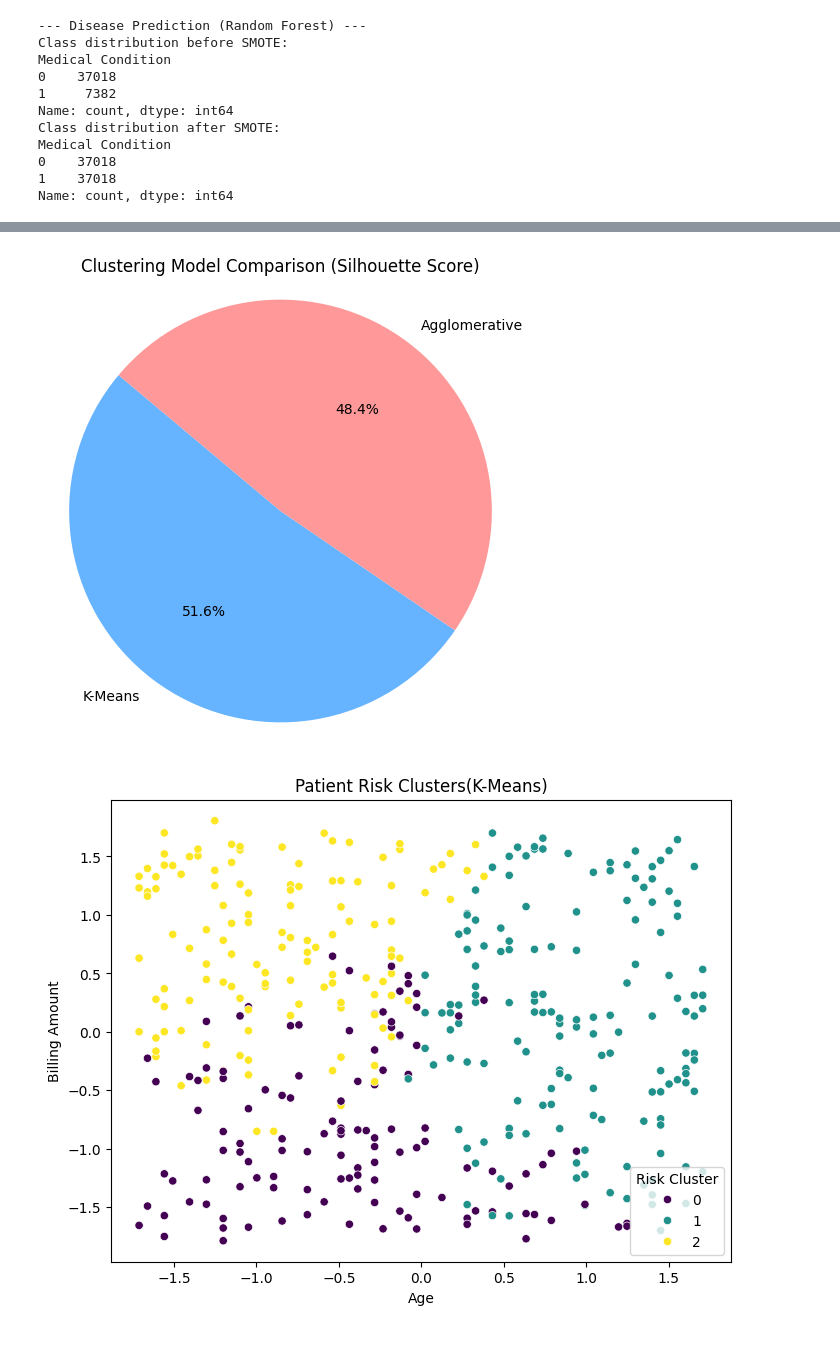
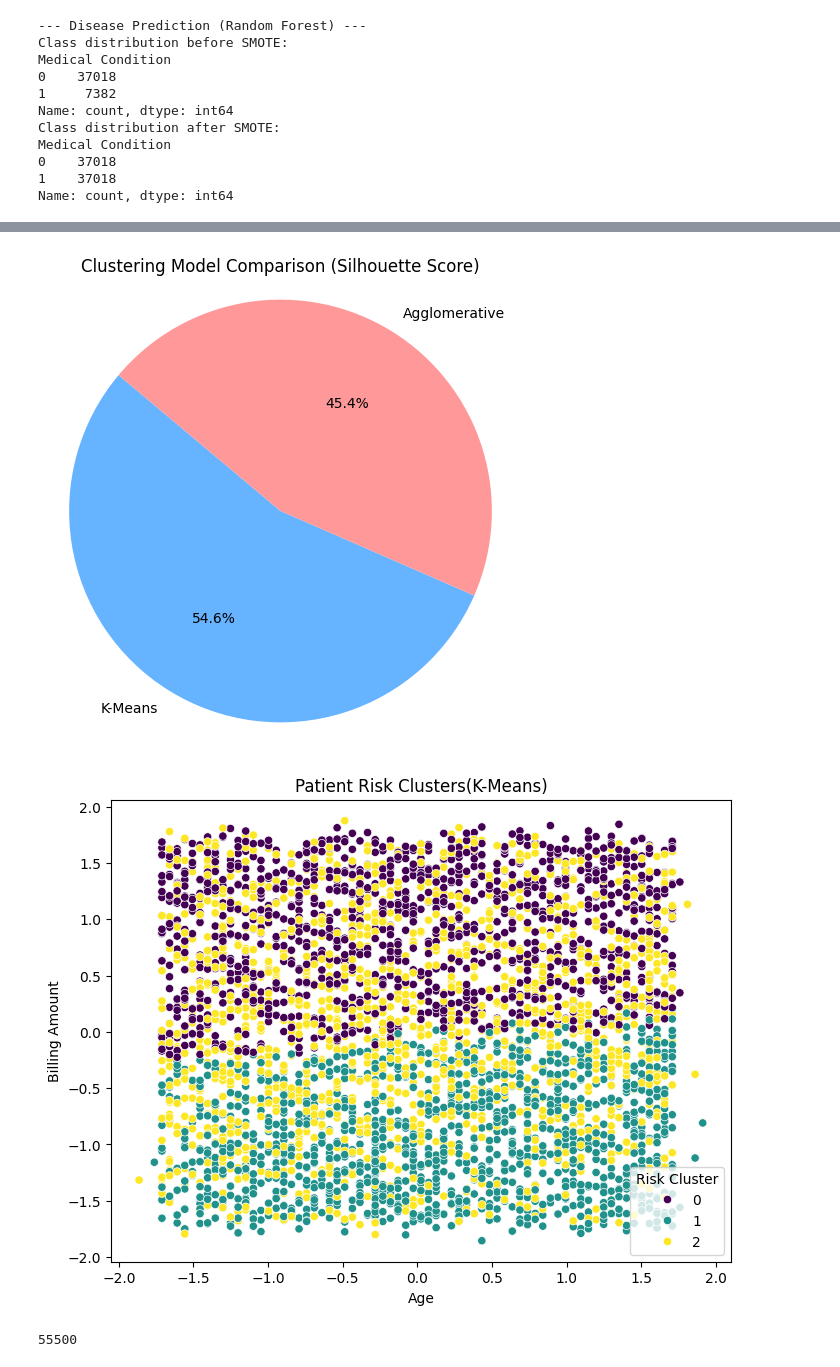
Before and after one commit to roshanshresthanp/early-disease-detection, a Jupyter notebook: prod.ipynb, the cells around one changed output, grey strips where cells are left out. Drawn from its saved outputs; the diff is of its cells as text; code cells hidden in the pictures.

```diff
--- a/prod.ipynb
+++ b/prod.ipynb
@@ -141,50 +184,43 @@ AUC-ROC Score: 0.5639817633184436
 # %%
 
-from sklearn.cluster import AgglomerativeClustering
-
-
-print("\n--- Patient Risk Clustering (K-Means) ---")
 # Select and scale features
-# df = df.sample(n=1000,random_state=42)
 # print(len(df))
-cluster_data = df[['Age', 'Billing Amount', 'Length of Stay']]
+df_ssf = df.sample(n=4000,random_state=42)
+cluster_data = df_ssf[['Age', 'Billing Amount', 'Length of Stay']]
 scaler = StandardScaler()
 scaled_data = scaler.fit_transform(cluster_data)
 
 # Cluster patients using KMeans
+print("\n--- Patient Risk Clustering (K-Means) ---")
 kmeans = KMeans(n_clusters=3, random_state=42)
-df['Risk Cluster'] = kmeans.fit_predict(scaled_data)
-
-kmeans_sil = silhouette_score(scaled_data, df['Risk Cluster'])
-db_score = davies_bouldin_score(scaled_data, df['Risk Cluster'])
+df_ssf['Risk Cluster'] = kmeans.fit_predict(scaled_data)
+kmeans_sil = silhouette_score(scaled_data, df_ssf['Risk Cluster'])
+db_score = davies_bouldin_score(scaled_data, df_ssf['Risk Cluster'])
 print(f"Silhouette Score: {kmeans_sil:.3f}")
 print(f"Davies-Bouldin Index: {db_score:.3f}")
 
-
-
-
+print("\n--- Patient Risk Clustering (AgglomerativeClustering) ---")
 agg = AgglomerativeClustering(n_clusters=3)
 agg_labels = agg.fit_predict(scaled_data)
-df['Agglo Cluster'] = agg_labels
+df_ssf['Agglo Cluster'] = agg_labels
 agg_sil = silhouette_score(scaled_data, agg_labels)
 agg_db = davies_bouldin_score(scaled_data, agg_labels)
+print(f"Silhouette Score: {agg_sil:.3f}")
+print(f"Davies-Bouldin Index: {agg_db:.3f}")
 
-
+#Plotting the silhouette scores in pie chart
 labels = ['K-Means', 'Agglomerative']
 silhouette_scores = [kmeans_sil, agg_sil]
 colors = ['#66b3ff', '#ff9999']
-
 plt.figure(figsize=(6,6))
 plt.pie(silhouette_scores, labels=labels, autopct='%1.1f%%', colors=colors, startangle=140)
 plt.title('Clustering Model Comparison (Silhouette Score)')
 plt.axis('equal')
 plt.show()
 
-
-
 # Visualize KMeans clusters
 plt.figure(figsize=(8, 6))
-sns.scatterplot(data=df, x='Age', y='Billing Amount', hue='Risk Cluster', palette='viridis')
+sns.scatterplot(data=df_ssf, x='Age', y='Billing Amount', hue='Risk Cluster', palette='viridis')
 plt.title('Patient Risk Clusters(K-Means)')
 plt.show()
 # %% [output]
@@ -194,3 +236,4 @@ Davies-Bouldin Index: 1.341
-[figure, old version]
+[figure, new version]
-[figure, old version]
+[figure, new version]
+55500
 # %%
```
Also changed, not shown: parts of 7 cells of this notebook, 8 other files.
